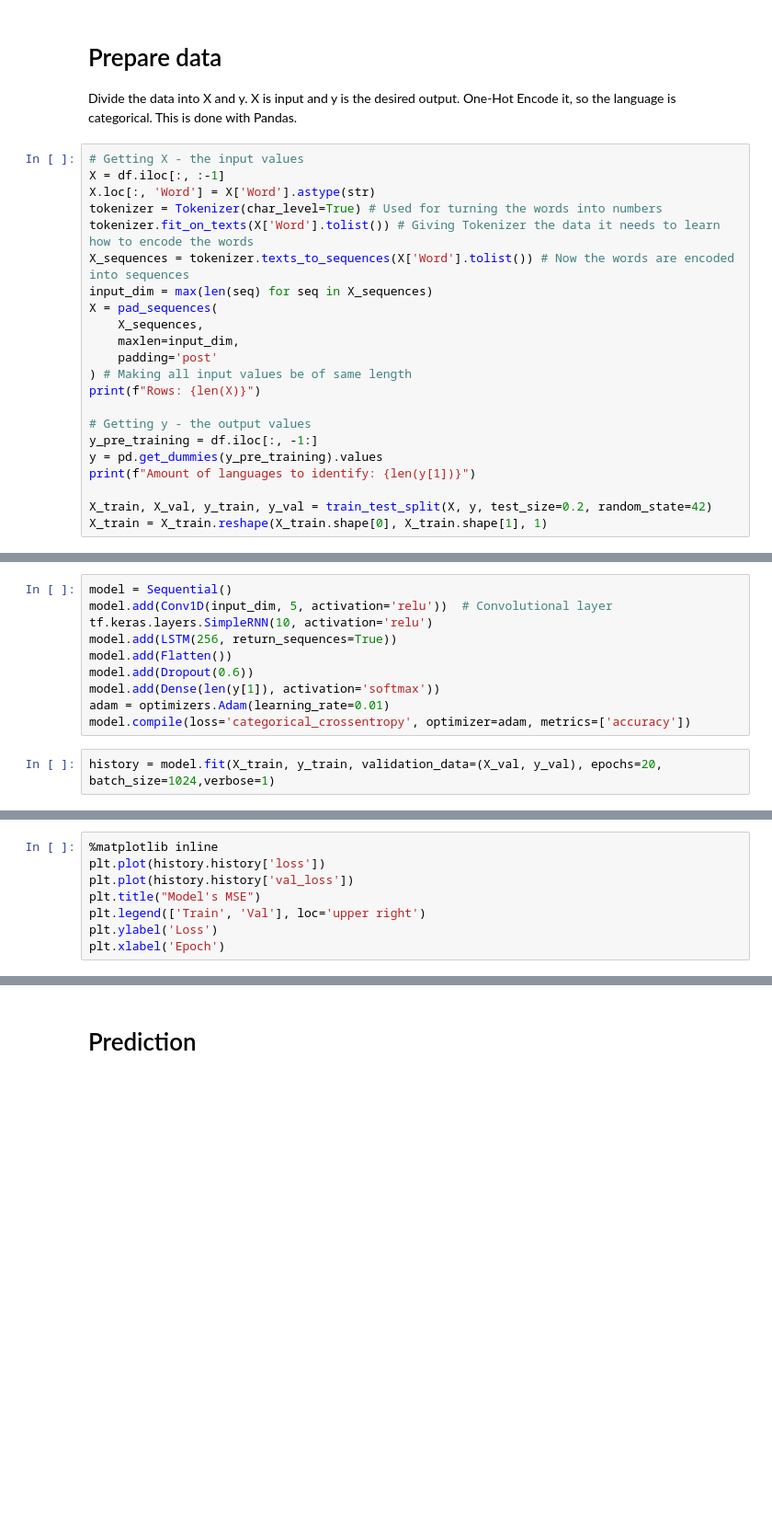
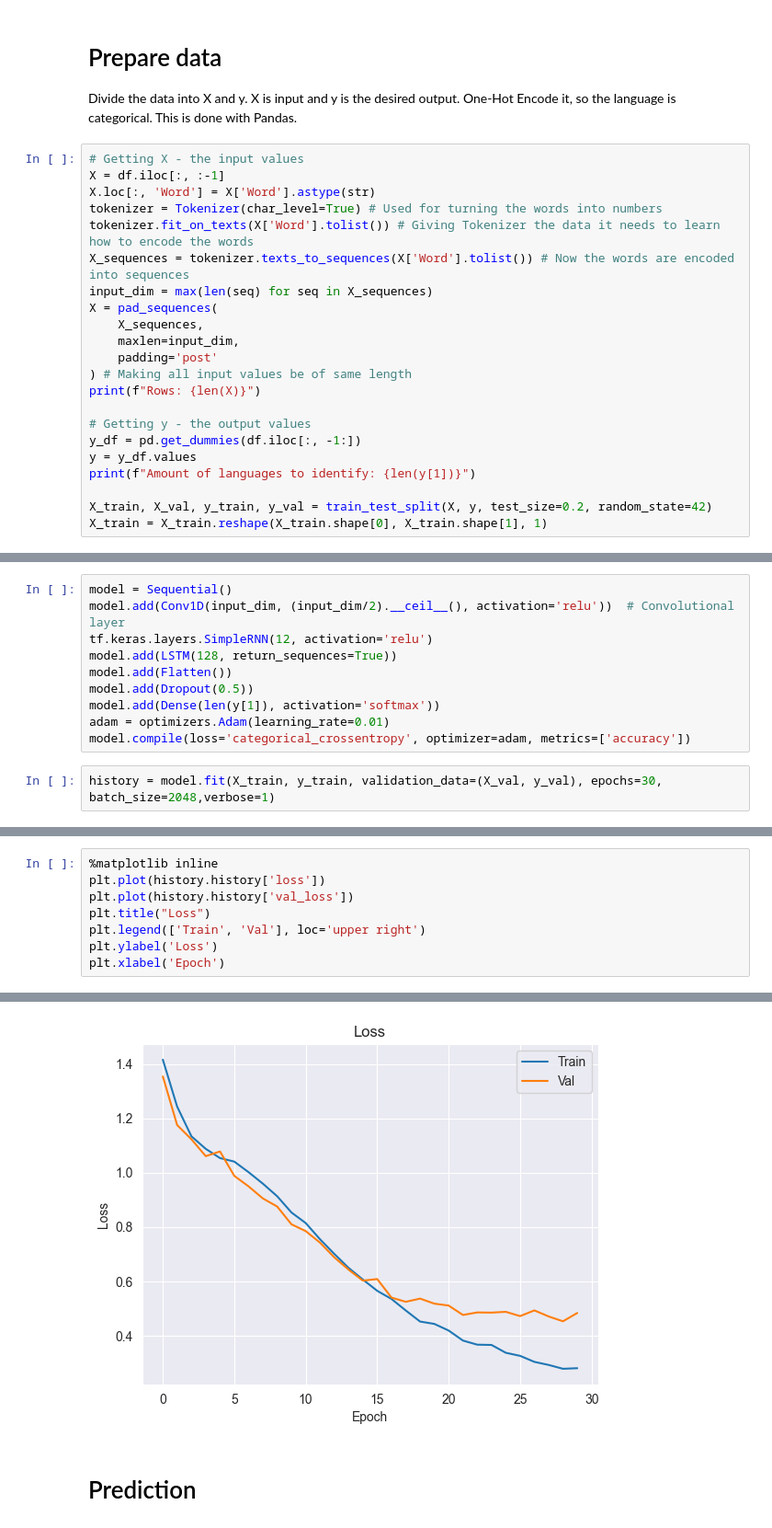
Before and after one commit to frederikbehr/Language-Identifier-ML-Model, a Jupyter notebook: model.ipynb, the cells around one changed output, grey strips where cells are left out. Shown: that part at 92% size. Saved outputs shown, nothing was run; the diff lists cells and outputs as text; blank space fills up the shorter version.

```diff
--- a/model.ipynb
+++ b/model.ipynb
@@ -45,8 +46,8 @@ X = pad_sequences(
 print(f"Rows: {len(X)}")
 
 # Getting y - the output values
-y_pre_training = df.iloc[:, -1:]
-y = pd.get_dummies(y_pre_training).values
+y_df = pd.get_dummies(df.iloc[:, -1:])
+y = y_df.values
 print(f"Amount of languages to identify: {len(y[1])}")
 
 X_train, X_val, y_train, y_val = train_test_split(X, y, test_size=0.2, random_state=42)
@@ -57,13 +58,13 @@ Amount of languages to identify: 13
 # %%
 model = Sequential()
-model.add(Conv1D(input_dim, 5, activation='relu'))  # Convolutional layer
-tf.keras.layers.SimpleRNN(10, activation='relu')
-model.add(LSTM(256, return_sequences=True))
+model.add(Conv1D(input_dim, (input_dim/2).__ceil__(), activation='relu'))  # Convolutional layer
+tf.keras.layers.SimpleRNN(12, activation='relu')
+model.add(LSTM(128, return_sequences=True))
 model.add(Flatten())
-model.add(Dropout(0.6))
+model.add(Dropout(0.5))
 model.add(Dense(len(y[1]), activation='softmax'))
 adam = optimizers.Adam(learning_rate=0.01)
 model.compile(loss='categorical_crossentropy', optimizer=adam, metrics=['accuracy'])
 # %%
-history = model.fit(X_train, y_train, validation_data=(X_val, y_val), epochs=20, batch_size=1024,verbose=1)
+history = model.fit(X_train, y_train, validation_data=(X_val, y_val), epochs=30, batch_size=2048,verbose=1)
 # %% [output]
@@ -79,7 +89,7 @@ Epoch 4/20
 %matplotlib inline
 plt.plot(history.history['loss'])
 plt.plot(history.history['val_loss'])
-plt.title("Model's MSE")
+plt.title("Loss")
 plt.legend(['Train', 'Val'], loc='upper right')
 plt.ylabel('Loss')
 plt.xlabel('Epoch')
@@ -88,3 +98,4 @@ NameError: name 'plt' is not defined
+[figure, added]
 # %% [markdown]
 # Prediction
 # %%
```
Also changed, not shown: parts of 6 cells of this notebook, 45 other files.
